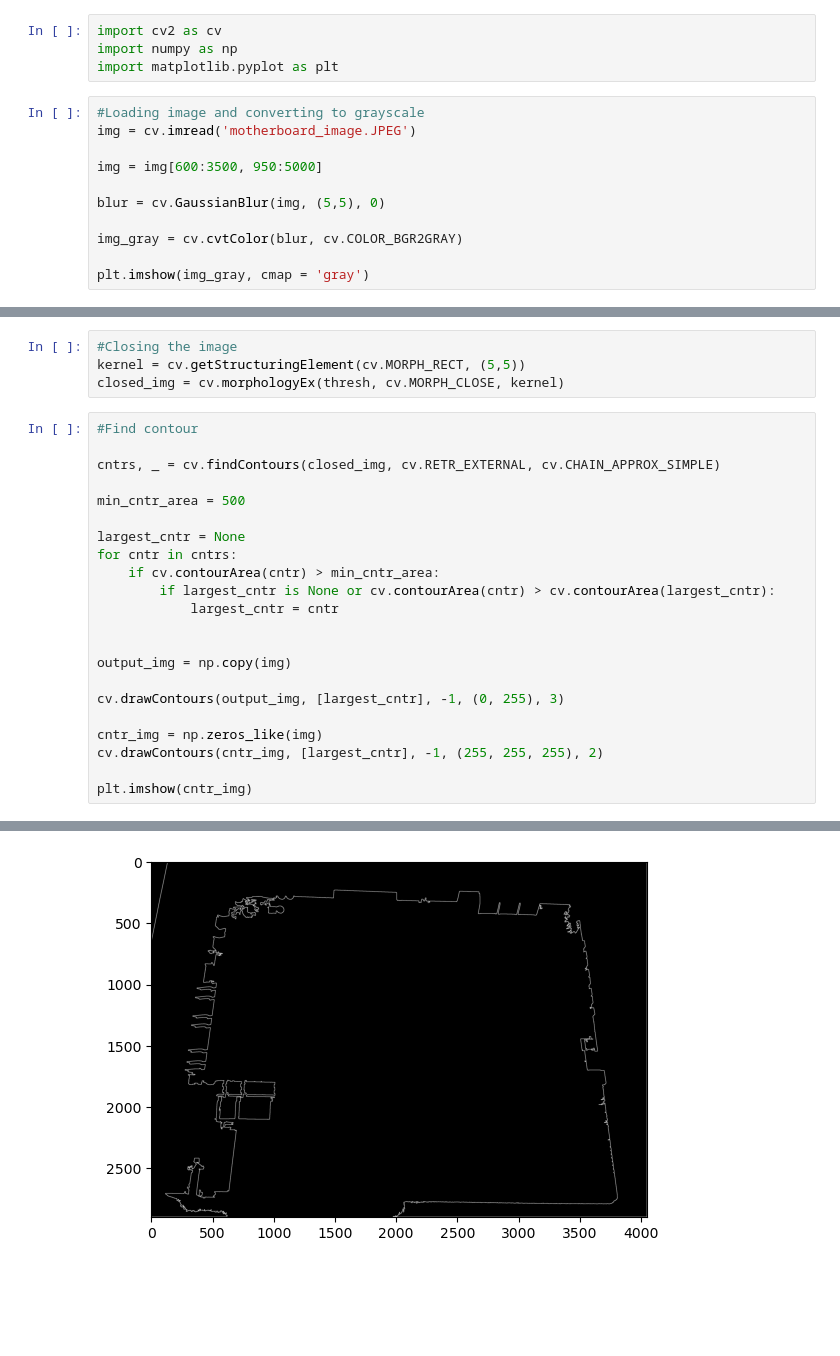
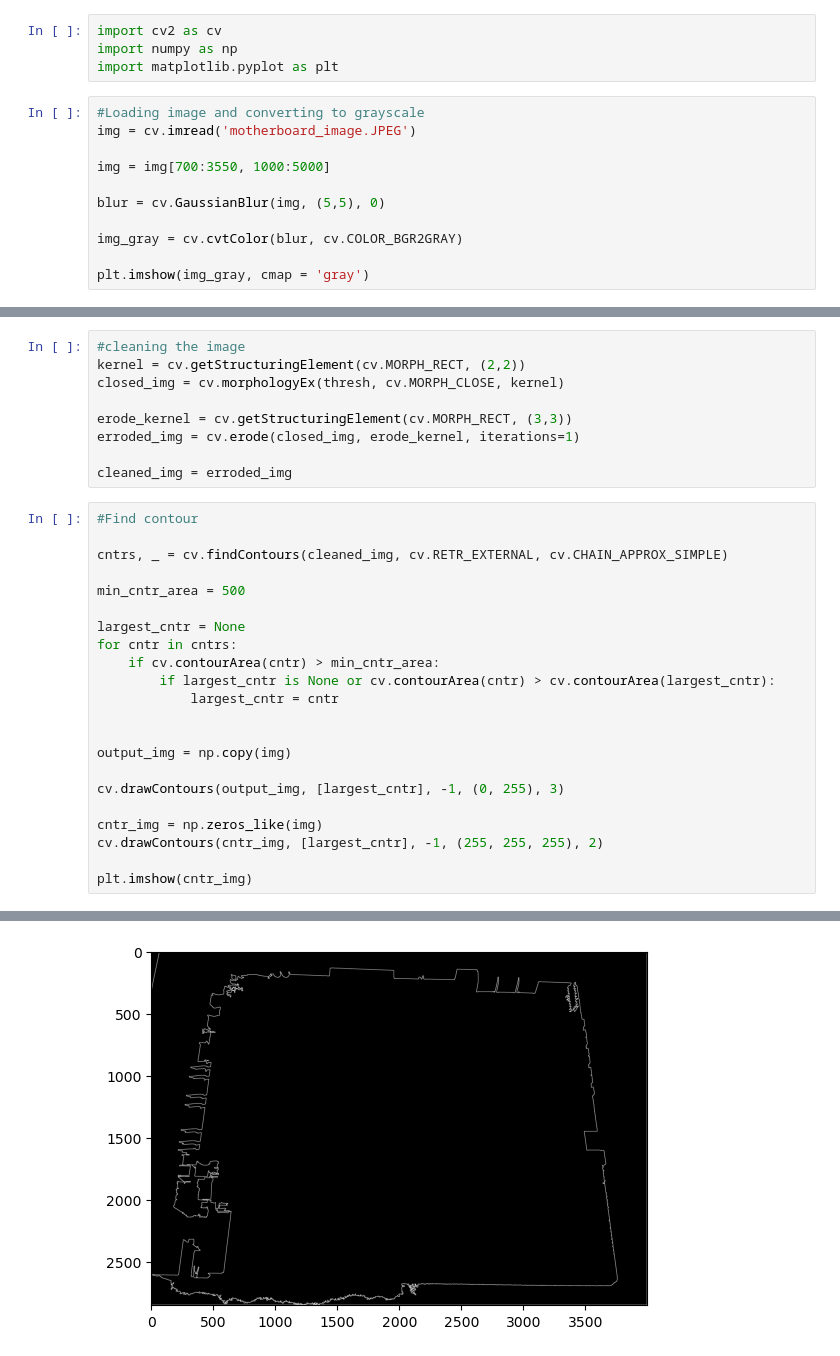
Before and after one commit to CaptainAhad/component-detection-project, a Jupyter notebook: Project 3 Code.ipynb, the cells around one changed output, grey strips where cells are left out. Saved outputs shown, nothing was run; the diff lists cells and outputs as text; blank space fills up the shorter version.

Commit message:
continuing to filter contours

```diff
--- a/Project 3 Code.ipynb
+++ b/Project 3 Code.ipynb
@@ -6,7 +6,7 @@ import matplotlib.pyplot as plt
 #Loading image and converting to grayscale
 img = cv.imread('motherboard_image.JPEG')
 
-img = img[600:3500, 950:5000]
+img = img[700:3550, 1000:5000]
 
 blur = cv.GaussianBlur(img, (5,5), 0)
 
@@ -27,29 +27,34 @@ plt.imshow(thresh, cmap='gray')
 # %%
-#Closing the image
-kernel = cv.getStructuringElement(cv.MORPH_RECT, (5,5))
+#cleaning the image
+kernel = cv.getStructuringElement(cv.MORPH_RECT, (2,2))
 closed_img = cv.morphologyEx(thresh, cv.MORPH_CLOSE, kernel)
+
+erode_kernel = cv.getStructuringElement(cv.MORPH_RECT, (3,3))
+erroded_img = cv.erode(closed_img, erode_kernel, iterations=1)
+
+cleaned_img = erroded_img
 # %%
 #Find contour
 
-cntrs, _ = cv.findContours(closed_img, cv.RETR_EXTERNAL, cv.CHAIN_APPROX_SIMPLE)
+cntrs, _ = cv.findContours(cleaned_img, cv.RETR_EXTERNAL, cv.CHAIN_APPROX_SIMPLE)
 
 min_cntr_area = 500
 
 largest_cntr = None
 for cntr in cntrs:
     if cv.contourArea(cntr) > min_cntr_area:
         if largest_cntr is None or cv.contourArea(cntr) > cv.contourArea(largest_cntr):
             largest_cntr = cntr
 
 
 output_img = np.copy(img)
 
 cv.drawContours(output_img, [largest_cntr], -1, (0, 255), 3)
 
 cntr_img = np.zeros_like(img)
 cv.drawContours(cntr_img, [largest_cntr], -1, (255, 255, 255), 2)
 
 plt.imshow(cntr_img)
 # %% [output]
 <matplotlib.image.AxesImage at 0x...>
-[figure, old version]
+[figure, new version]
```
Also changed, not shown: parts of 3 cells of this notebook.
